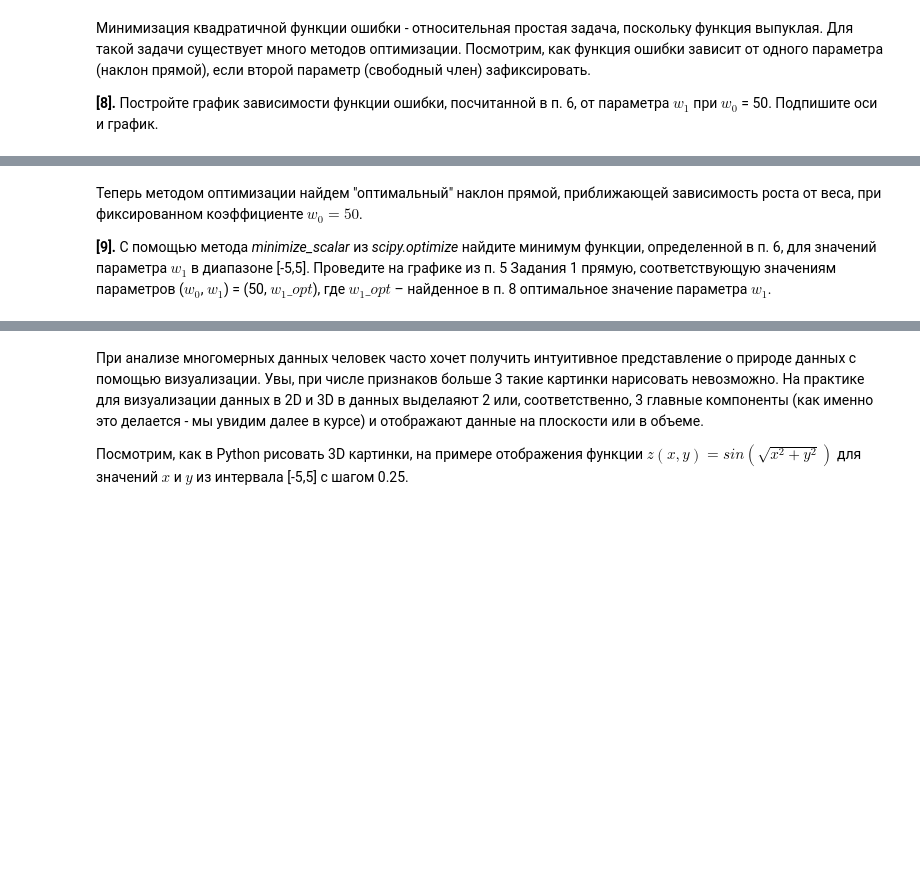
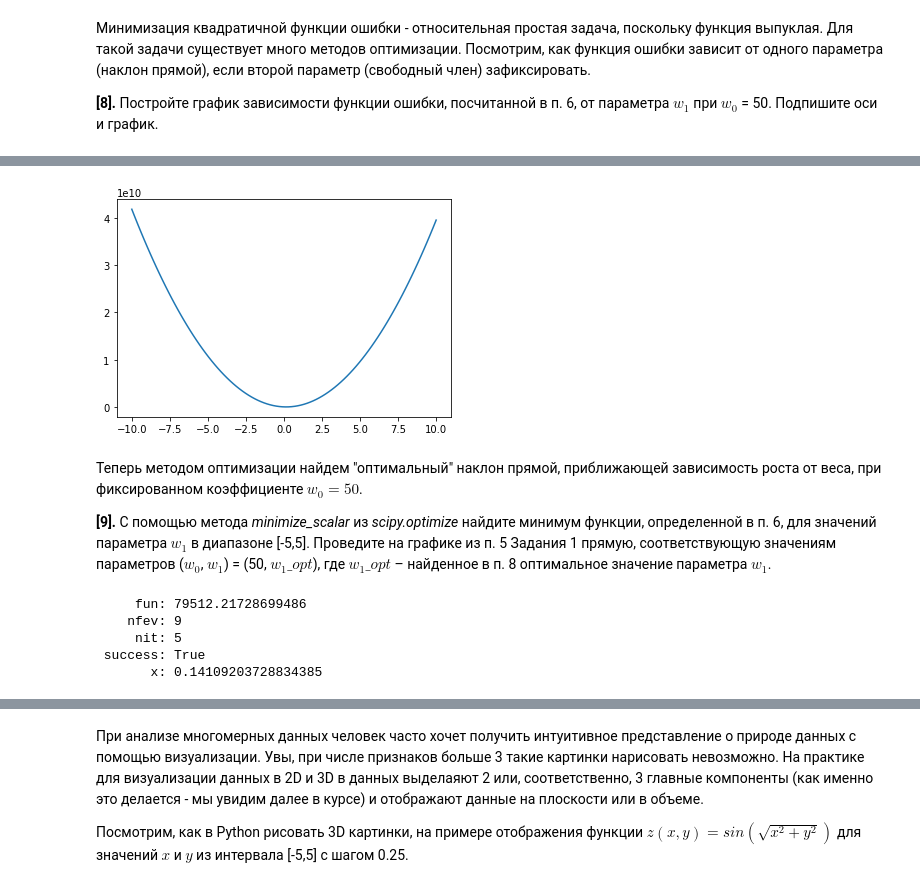
Before and after one commit to vera-sukhareva/Coursera_ML_specialization, a Jupyter notebook: Supervised learning/week_1/peer_review_linreg_height_weight.ipynb, the cells around one changed output, grey strips where cells are left out. Saved outputs shown, nothing was run; the diff lists cells and outputs as text; code cells hidden in the pictures; blank space fills up the shorter version.

```diff
--- a/Supervised learning/week_1/peer_review_linreg_height_weight.ipynb
+++ b/Supervised learning/week_1/peer_review_linreg_height_weight.ipynb
@@ -125,5 +125,6 @@ data.plot(x = 'Height', y = 'Weight', kind = 'scatter')
 $$error(w_0, w_1) = \sum_{i=1}^n {(y_i - (w_0 + w_1 * x_i))}^2 $$
 Здесь $n$ – число наблюдений в наборе данных, $y_i$ и $x_i$ – рост и вес $i$-ого человека в наборе данных.
 # %%
-def sq_error(x,y,w0,w1):
-    return
+def sq_error(df,w0,w1):
+
+    return sum((df['Height'] - (w0+w1*df['Weight']))**2)
@@ -141,0 +155,8 @@ def sq_error(x,y,w0,w1):
+# %%
+W1 = np.linspace(-10,10,100)
+Error = []
+for w in W1:
+    Error.append(sq_error(data,w0 = 50,w1=w))
+plt.plot(W1,Error)
+%time
+# %% [output]
@@ -142,3 +164,4 @@ def sq_error(x,y,w0,w1):
+[figure, added]
 # %% [markdown]
 Теперь методом оптимизации найдем "оптимальный" наклон прямой, приближающей зависимость роста от веса, при фиксированном коэффициенте $w_0 = 50$.
 
@@ -149,0 +169,12 @@ def sq_error(x,y,w0,w1):
+# %%
+from scipy.optimize import minimize_scalar
+
+f = lambda x: sq_error(w1=x,df = data,w0=50)
+w1_opt = minimize_scalar(f, bounds = [-5,5]).x
+minimize_scalar(f, bounds = [-5,5])
+# %% [output]
+     fun: 79512.21728699486
+    nfev: 9
+     nit: 5
+ success: True
+       x: 0.14109203728834385
```
Also changed, not shown: parts of 18 cells of this notebook.
